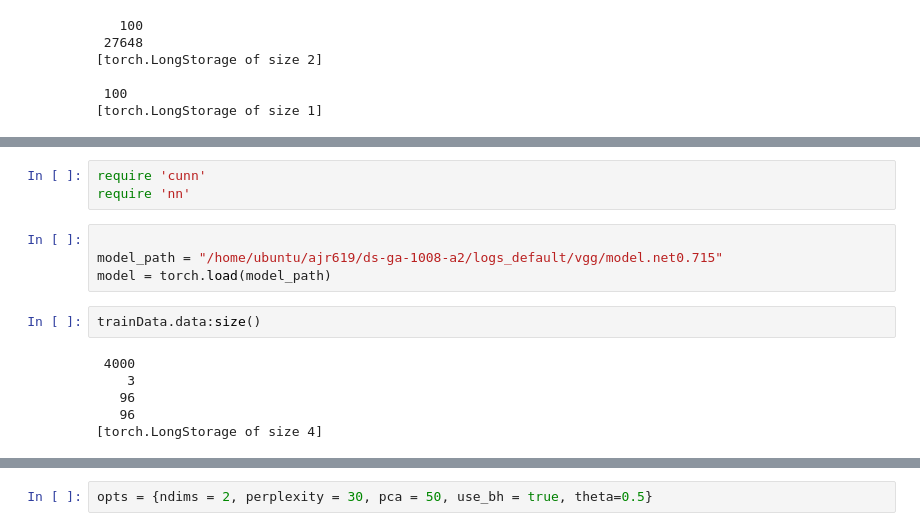
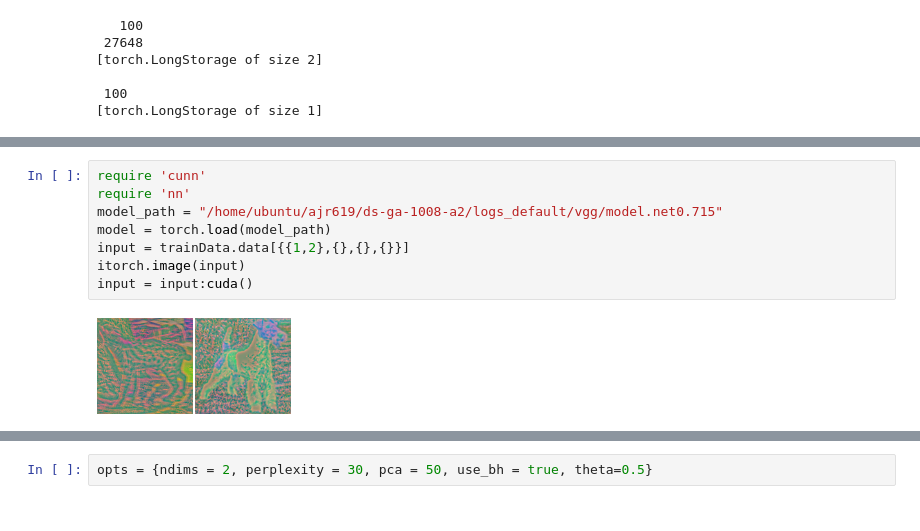
Before and after one commit to algorithmcardboard/Deep-Learning, a Jupyter notebook: hw2/tSNE for STL-10.ipynb, the cells around one changed output, grey strips where cells are left out. Cells and saved outputs as stored; diff of their text form.

```diff
--- a/hw2/tSNE for STL-10.ipynb
+++ b/hw2/tSNE for STL-10.ipynb
@@ -68,15 +65,10 @@ X:size(),y:size()
-# %%
-require 'cunn'
-require 'nn'
 # %%
-
+require 'cunn'
+require 'nn'
 model_path = "/home/ubuntu/ajr619/ds-ga-1008-a2/logs_default/vgg/model.net0.715"
 model = torch.load(model_path)
+input = trainData.data[{{1,2},{},{},{}}]
+itorch.image(input)
+input = input:cuda()
+# %% [output]
+[figure, added]
-# %%
-trainData.data:size()
-# %% [output]
- 4000
-    3
-   96
-   96
-[torch.LongStorage of size 4]
```
Also changed, not shown: parts of 7 cells of this notebook, 8 other files.
